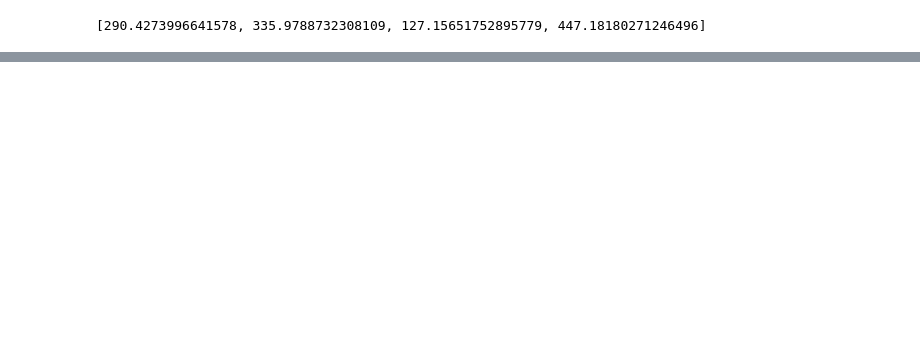
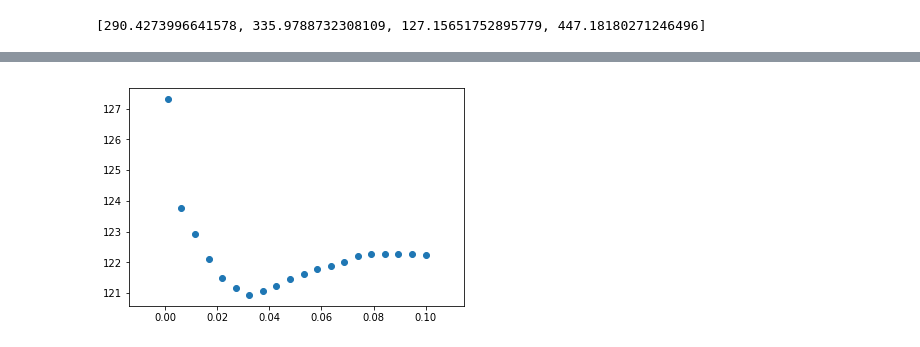
Before and after one commit to i-newton/gp_oil, a Jupyter notebook: src/oil contest.ipynb, the cells around one changed output, grey strips where cells are left out. Saved outputs shown, nothing was run; the diff lists cells and outputs as text; code cells hidden in the pictures; blank space fills up the shorter version.

```diff
--- a/src/oil contest.ipynb
+++ b/src/oil contest.ipynb
@@ -1312,0 +815,9 @@ Name: Добыча растворенного газа, м3, dtype: object
+# %%
+from sklearn.grid_search import GridSearchCV
+# Set the parameters by cross-validation
+tuned_parameters = {'n_estimators': [500, 700, 1000], 'max_depth': [None, 1, 2, 3], 'min_samples_split': [2, 3, 4]}
+
+# clf = ensemble.RandomForestRegressor(n_estimators=500, n_jobs=1, verbose=1)
+clf = GridSearchCV(RandomForestRegressor(), tuned_parameters, cv=5, scoring="neg_mean_absolute_error", n_jobs=-1, verbose=1)
+clf.fit(X_train, y_train)
+print(clf.best_estimator_)
@@ -1312,0 +834,8 @@ Name: Добыча растворенного газа, м3, dtype: object
+# %%
+%%time
+scores =[]
+for a in np.linspace(0.001, 0.1, 20):
+    scores.append(np.mean(-cross_val_score(Lasso(alpha=a),np.ascontiguousarray(X_train.values), np.ascontiguousarray(y_train.values), n_jobs=-1,
+                                   scoring="neg_mean_absolute_error", cv=get_fold())))
+plt.scatter(np.linspace(0.001, 0.1, 20),scores)
+# %% [output]
@@ -1312,0 +844 @@ Name: Добыча растворенного газа, м3, dtype: object
+[figure, added]
```
Also changed, not shown: parts of 95 cells of this notebook, 1 other file.
